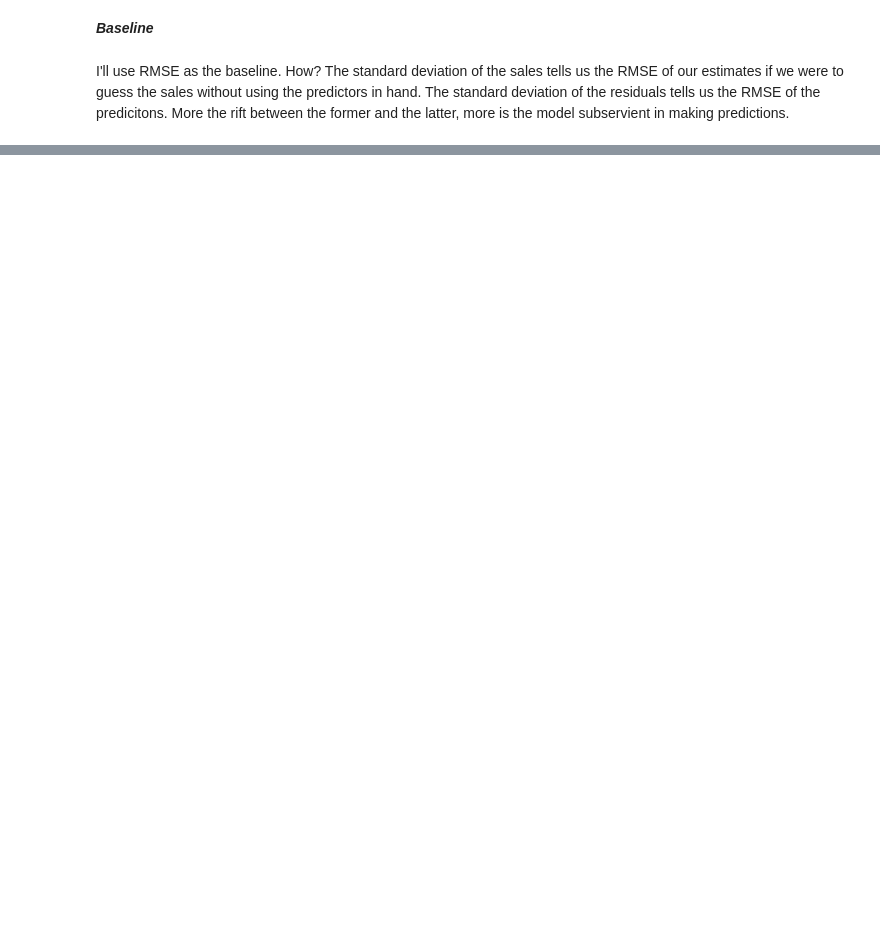
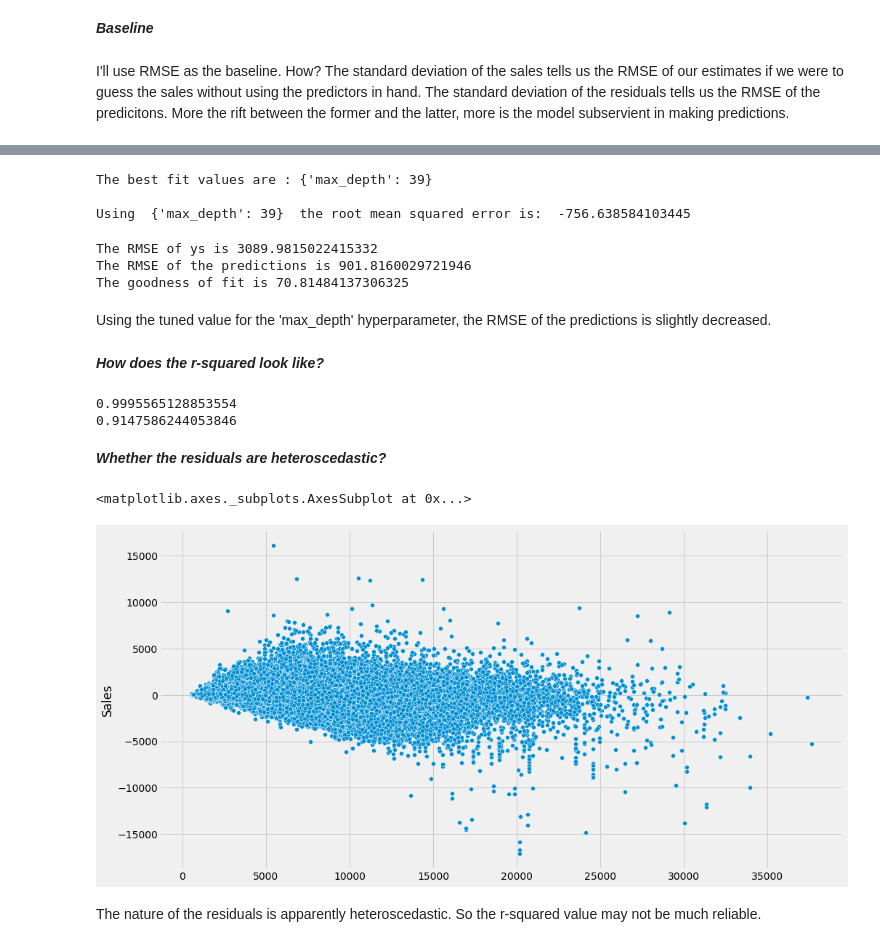
Before and after one commit to ritiknayakzz/Rossmann-Sales-Prediction-Regression-Project, a Jupyter notebook: Regression_Capstone_Project_(Rossmann_Sales_Prediction)_Ritik_Prakash_Nayak.ipynb, the cells around one changed output, grey strips where cells are left out. Drawn from its saved outputs; the diff is of its cells as text; code cells hidden in the pictures; blank space fills up the shorter version.

```diff
--- a/Regression_Capstone_Project_(Rossmann_Sales_Prediction)_Ritik_Prakash_Nayak.ipynb
+++ b/Regression_Capstone_Project_(Rossmann_Sales_Prediction)_Ritik_Prakash_Nayak.ipynb
@@ -1674,0 +1772,25 @@ array([[2.2811509]])
+# %%
+## Standardizing the covariates
+
+columns = ['Customers', 'CompetitionDistance', 'Promo2SinceWeek', 'Promo2SinceYear']
+
+def scale(data, columns):
+  scaler = StandardScaler()
+  transformed = []
+  for d in data:
+    trans = scaler.fit_transform(d[columns])
+    d[columns] = trans
+    transformed.append(d)
+  return transformed
+
+transformed = scale(data = [X_train, X_val], columns = columns)
+# %%
+regressor = DecisionTreeRegressor()
+regressor.fit(transformed[0], y_train)
+preds = regressor.predict(transformed[1])
+
+res = y_val - preds
+
+print(np.std(y_val))
+print(np.std(res))
+print((np.std(y_val) - np.std(res)) * 100 / np.std(y_val))
@@ -1674,0 +1818,45 @@ array([[2.2811509]])
+# %%
+##Transformed = scale(data = [X], columns = columns)
+parameters = {'max_depth': [i for i in range(30, 45)]}
+
+gscv = GridSearchCV(regressor, parameters, scoring = 'neg_root_mean_squared_error', cv = 5)
+gscv.fit(transformed[0], y_train)
+
+print("The best fit values are :" ,gscv.best_params_)
+print("\nUsing ",gscv.best_params_, " the root mean squared error is: ", gscv.best_score_)
+# %% [output]
+The best fit values are : {'max_depth': 39}
+
+Using  {'max_depth': 39}  the root mean squared error is:  -756.638584103445
+# %%
+regressor = DecisionTreeRegressor(max_depth = 39)
+regressor.fit(transformed[0], y_train)
+predictions = regressor.predict(transformed[1])
+GoodnessOfFit(y_val, predictions)
+# %% [output]
+The RMSE of ys is 3089.9815022415332
+The RMSE of the predictions is 901.8160029721946
+The goodness of fit is 70.81484137306325
+# %% [markdown]
+Using the tuned value for the 'max_depth' hyperparameter, the RMSE of the predictions is slightly decreased.
+# %% [markdown]
+***How does the r-squared look like?***
+# %%
+## A look at the r-squared value for prediction
+## on both, training set and validation set
+
+print(regressor.score(transformed[0], y_train))
+print(regressor.score(transformed[1], y_val))
+# %% [output]
+0.9995565128853554
+0.9147586244053846
+# %% [markdown]
+***Whether the residuals are heteroscedastic?***
+# %%
+residuals = y_val - predictions
+sns.scatterplot(predictions, residuals)
+# %% [output]
+<matplotlib.axes._subplots.AxesSubplot at 0x...>
+[figure, added]
+# %% [markdown]
+The nature of the residuals is apparently heteroscedastic. So the r-squared value may not be much reliable.
```
Also changed, not shown: parts of 174 cells of this notebook.
